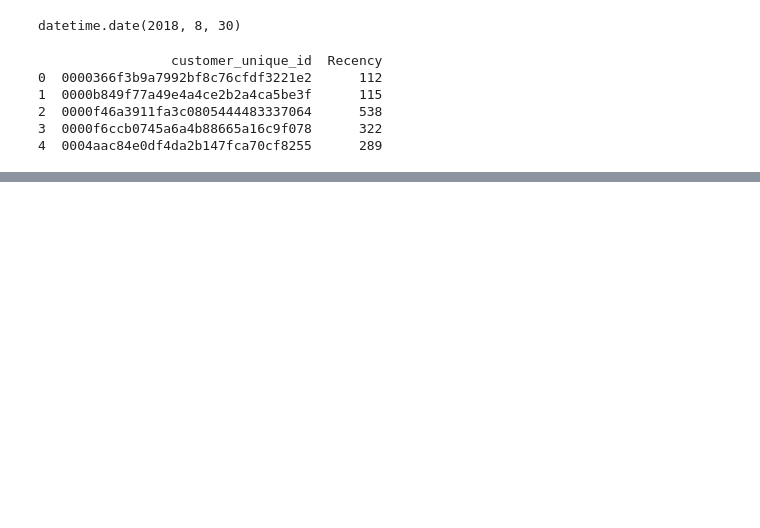
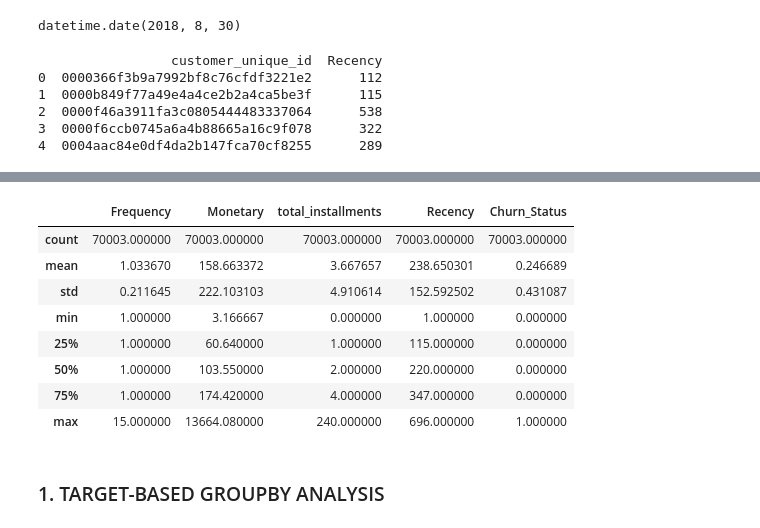
Before and after one commit to 10orabh/olist_churn_prediction_v3, a Jupyter notebook: notebooks/data.ipynb, the cells around one changed output, grey strips where cells are left out. Cells and saved outputs as stored; diff of their text form; code cells hidden in the pictures; blank space fills up the shorter version.

```diff
--- a/notebooks/data.ipynb
+++ b/notebooks/data.ipynb
@@ -281,0 +279,14 @@ print(rfm_train.head())
+# %%
+rfm_train.describe()
+# %% [output]
+|  | Frequency | Monetary | total_installments | Recency | Churn_Status |
+| count | 70003.000000 | 70003.000000 | 70003.000000 | 70003.000000 | 70003.000000 |
+| mean | 1.033670 | 158.663372 | 3.667657 | 238.650301 | 0.246689 |
+| std | 0.211645 | 222.103103 | 4.910614 | 152.592502 | 0.431087 |
+| min | 1.000000 | 3.166667 | 0.000000 | 1.000000 | 0.000000 |
+| 25% | 1.000000 | 60.640000 | 1.000000 | 115.000000 | 0.000000 |
+| 50% | 1.000000 | 103.550000 | 2.000000 | 220.000000 | 0.000000 |
+| 75% | 1.000000 | 174.420000 | 4.000000 | 347.000000 | 0.000000 |
+| max | 15.000000 | 13664.080000 | 240.000000 | 696.000000 | 1.000000 |
+# %% [markdown]
+### 1. TARGET-BASED GROUPBY ANALYSIS
```
Also changed, not shown: parts of 76 cells of this notebook, 21 other files.
